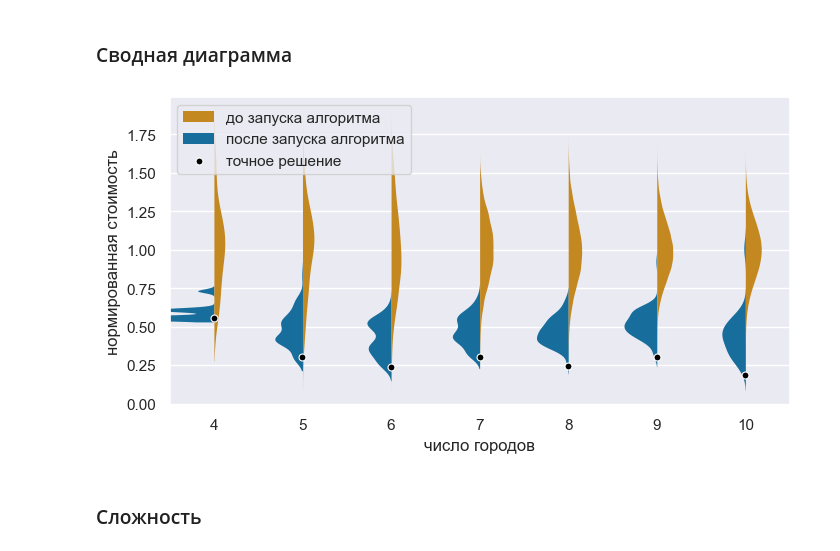
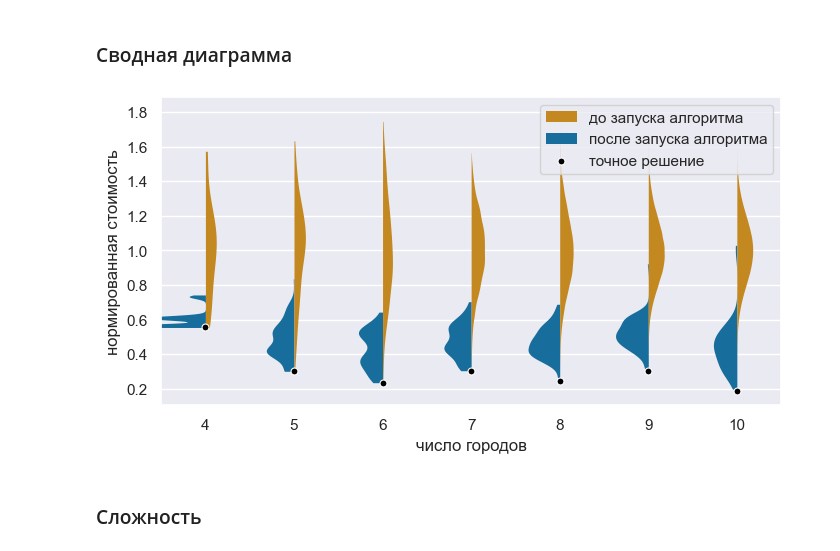
Before and after one commit to Batmaev/qua, a Jupyter notebook: CleanCalculations/cc1.ipynb, the cells around one changed output. Drawn from its saved outputs; the diff is of its cells as text; code cells hidden in the pictures.

```diff
--- a/CleanCalculations/cc1.ipynb
+++ b/CleanCalculations/cc1.ipynb
@@ -977,25 +1108,26 @@ true_sols = pd.DataFrame({
 # %%
 plt.figure(figsize = (8, 4))
 sns.violinplot(data = pd.concat([simulations, brutes], keys = ['до', 'после'], names = ['aaa']).reset_index(),
                x = 'n_towns', y = 'cost / mean',
                hue = "aaa",
                split = True,
                linewidth = 0,
                #bw = 0.25,
                scale_hue = False,
                #scale = "width",
-               width = 3.8
+               width = 3.8,
+               cut = 0
         )
 ax = sns.stripplot(data = true_sols, x = 'n_towns', y = 'min / mean', color = 'black', jitter = False, label = 'точное решение', linewidth = 0.8, edgecolor = 'white')
 
 handles, labels = ax.get_legend_handles_labels()
-ax.legend(handles = [handles[1], handles[0], handles[2]], labels = ["до запуска алгоритма", "после запуска алгоритма", "точное решение"])
+ax.legend(handles = [handles[1], handles[0], handles[2]], labels = ["до запуска алгоритма", "после запуска алгоритма", "точное решение"], loc = 'upper right')
 ax.set_xlabel("число городов")
 ax.set_ylabel("нормированная стоимость")
 #plt.xlim(-0.6, 3.5)
-plt.savefig("./violin.pdf", dpi = 300, bbox_inches = "tight")
+plt.savefig("./violin_a.pdf", dpi = 300, bbox_inches = "tight")
 # %% [output]
-[figure, old version]
+[figure, new version]
 # %% [markdown]
 ### Сложность
 # %%
```
Also changed, not shown: parts of 71 cells of this notebook, 23 other files.
